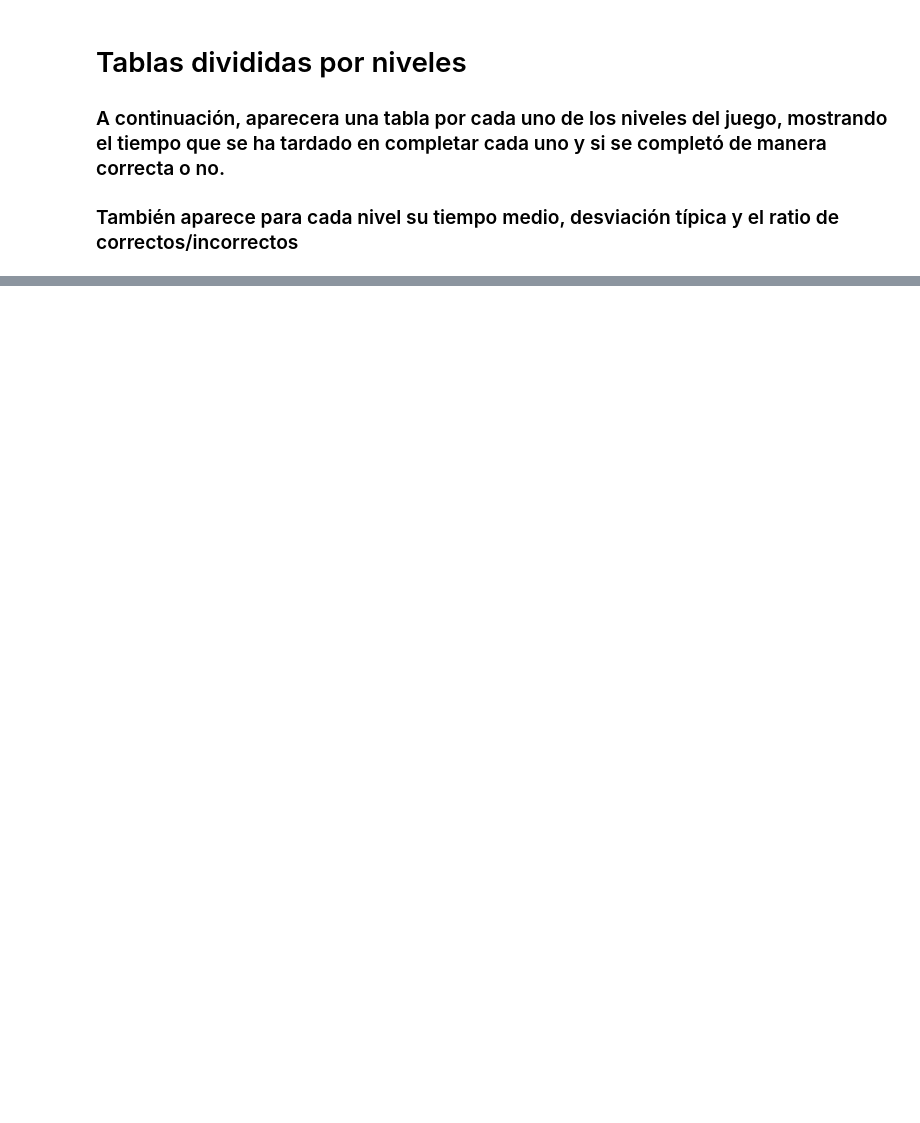
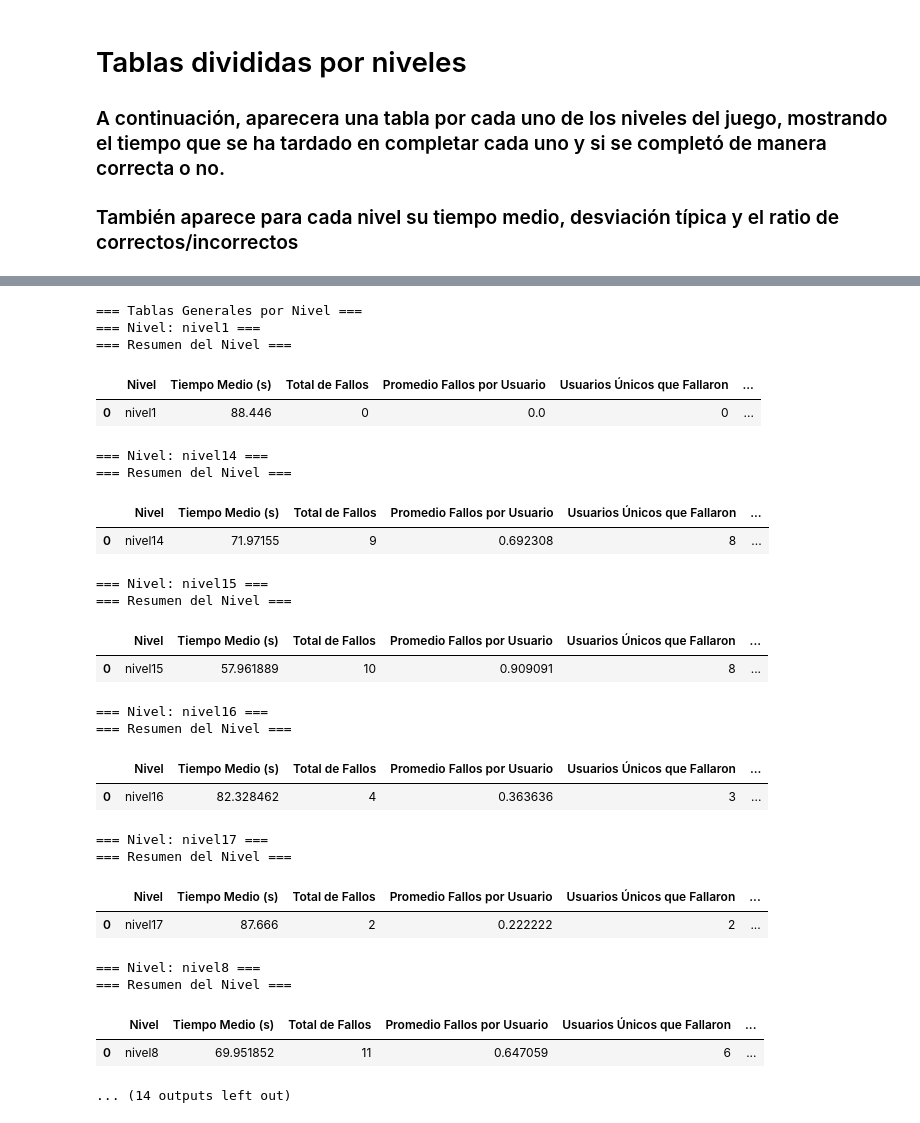
Before and after one commit to admont02/TFG-SimonaAntonova-AdrianMontero, a Jupyter notebook: AnalisisDeDatos.ipynb, the cells around one changed output, grey strips where cells are left out. Saved outputs shown, nothing was run; the diff lists cells and outputs as text; code cells hidden in the pictures; blank space fills up the shorter version.

```diff
--- a/AnalisisDeDatos.ipynb
+++ b/AnalisisDeDatos.ipynb
@@ -809,33 +926,62 @@ for usuario, niveles in intentos_por_nivel.items():
                 })
 
 # Generar tablas por nivel
 print("=== Tablas Generales por Nivel ===")
 for nivel, data in niveles_data.items():
     df = pd.DataFrame(data)
 
     # Calcular nuevas estadísticas
     tiempo_medio = df["Tiempo (s)"].mean()
+    total_fallos = len(df[df["Resultado"] == "Fallo"])
     promedio_fallos = len(df[df["Resultado"] == "Fallo"]) / df["Usuario"].nunique()
     usuarios_unicos_fallos = df[df["Resultado"] == "Fallo"]["Usuario"].nunique()
     usuarios_unicos_aciertos = df[df["Resultado"] == "Éxito"]["Usuario"].nunique()
     usuarios_unicos = df["Usuario"].nunique()
 
     # Crear el resumen con las nuevas métricas
     resumen = pd.DataFrame({
         "Nivel": [nivel.split("/")[-1]],
         "Tiempo Medio (s)": [tiempo_medio],
+        "Total de Fallos": [total_fallos],
         "Promedio Fallos por Usuario": [promedio_fallos],
         "Usuarios Únicos que Fallaron": [usuarios_unicos_fallos],
         "Usuarios Únicos que Acertaron": [usuarios_unicos_aciertos],
         "Usuarios Totales": [usuarios_unicos]
     })
 
     # Mostrar la tabla completa y el resumen
     print(f"=== Nivel: {nivel.split('/')[-1]} ===")
     #display(df)
     print("=== Resumen del Nivel ===")
     display(resumen)
     print("\n")
+# %% [output]
+=== Tablas Generales por Nivel ===
+=== Nivel: nivel1 ===
+=== Resumen del Nivel ===
+|  | Nivel | Tiempo Medio (s) | Total de Fallos | Promedio Fallos por Usuario | Usuarios Únicos que Fallaron | ... |
+| 0 | nivel1 | 88.446 | 0 | 0.0 | 0 | ... |
+=== Nivel: nivel14 ===
+=== Resumen del Nivel ===
+|  | Nivel | Tiempo Medio (s) | Total de Fallos | Promedio Fallos por Usuario | Usuarios Únicos que Fallaron | ... |
+| 0 | nivel14 | 71.97155 | 9 | 0.692308 | 8 | ... |
+=== Nivel: nivel15 ===
+=== Resumen del Nivel ===
+|  | Nivel | Tiempo Medio (s) | Total de Fallos | Promedio Fallos por Usuario | Usuarios Únicos que Fallaron | ... |
+| 0 | nivel15 | 57.961889 | 10 | 0.909091 | 8 | ... |
+=== Nivel: nivel16 ===
+=== Resumen del Nivel ===
+|  | Nivel | Tiempo Medio (s) | Total de Fallos | Promedio Fallos por Usuario | Usuarios Únicos que Fallaron | ... |
+| 0 | nivel16 | 82.328462 | 4 | 0.363636 | 3 | ... |
+=== Nivel: nivel17 ===
+=== Resumen del Nivel ===
+|  | Nivel | Tiempo Medio (s) | Total de Fallos | Promedio Fallos por Usuario | Usuarios Únicos que Fallaron | ... |
+| 0 | nivel17 | 87.666 | 2 | 0.222222 | 2 | ... |
+=== Nivel: nivel8 ===
+=== Resumen del Nivel ===
+|  | Nivel | Tiempo Medio (s) | Total de Fallos | Promedio Fallos por Usuario | Usuarios Únicos que Fallaron | ... |
+| 0 | nivel8 | 69.951852 | 11 | 0.647059 | 6 | ... |
+... (14 outputs left out)
 # %%
 from collections import defaultdict
 import pandas as pd
```
Also changed, not shown: parts of 5 cells of this notebook, 6 other files.
